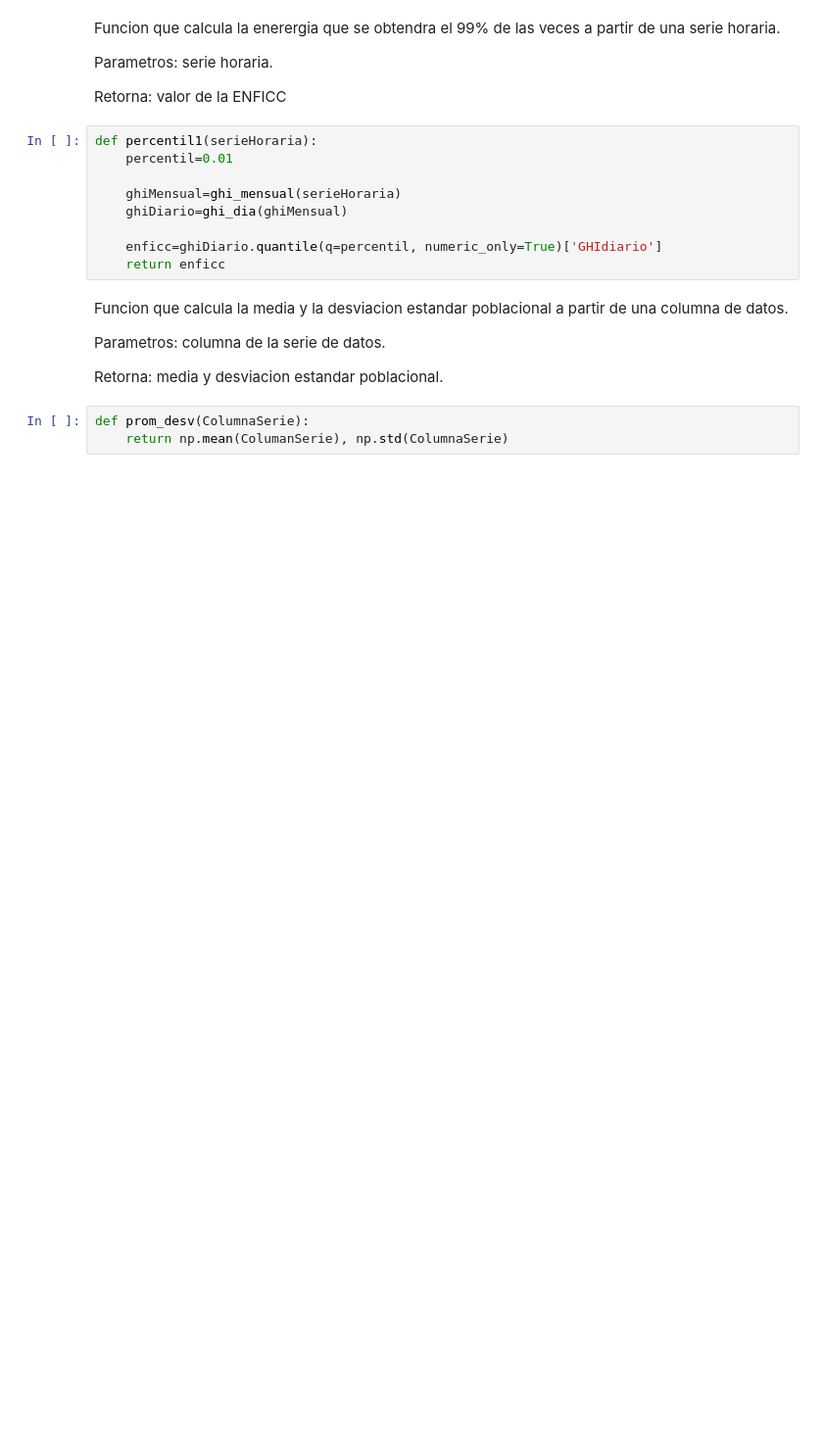
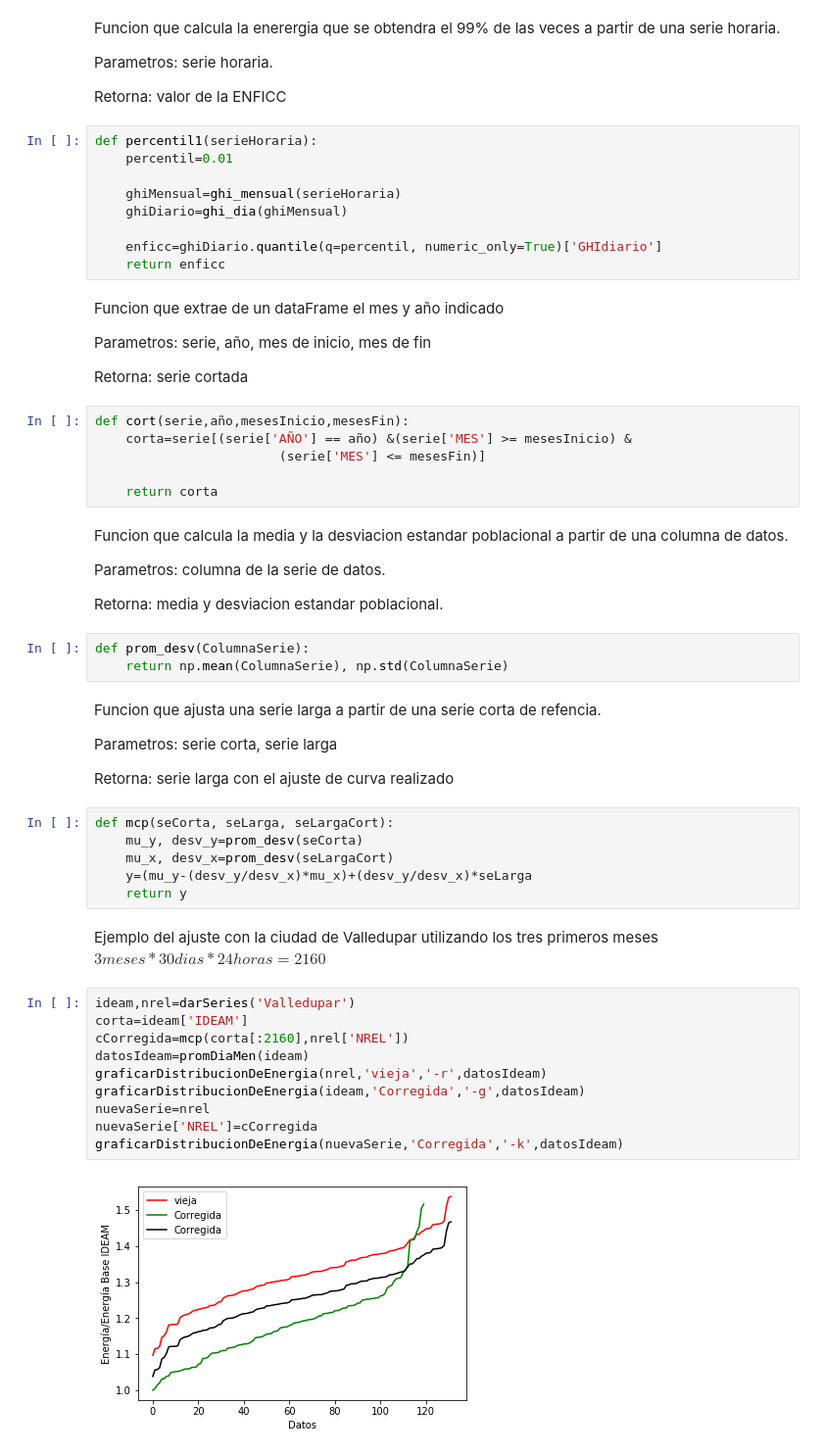
Before and after one commit to CamiloCastillo10/Herramientas-Computacionales-IMEC3602, a Jupyter notebook: Taller 1/Taller1.ipynb, the cells around one changed output. Shown: that part at 98% size. Cells and saved outputs as stored; diff of their text form; blank space fills up the shorter version.

Commit message:
Actualizacion de las funciones definidas y agregue funciones para medir el error

```diff
--- a/Taller 1/Taller1.ipynb
+++ b/Taller 1/Taller1.ipynb
@@ -138,6 +149,18 @@ def percentil1(serieHoraria):
 
     enficc=ghiDiario.quantile(q=percentil, numeric_only=True)['GHIdiario']
     return enficc
+# %% [markdown]
+Funcion que extrae de un dataFrame el mes y año indicado
+
+Parametros: serie, año, mes de inicio, mes de fin
+
+Retorna: serie cortada
+# %%
+def cort(serie,año,mesesInicio,mesesFin):
+    corta=serie[(serie['AÑO'] == año) &(serie['MES'] >= mesesInicio) &
+                        (serie['MES'] <= mesesFin)]
+
+    return corta
 # %% [markdown]
 Funcion que calcula la media y la desviacion estandar poblacional a partir de una columna de datos.
 
@@ -146,4 +169,30 @@ Parametros: columna de la serie de datos.
 Retorna: media y desviacion estandar poblacional.
 # %%
 def prom_desv(ColumnaSerie):
-    return np.mean(ColumanSerie), np.std(ColumnaSerie)
+    return np.mean(ColumnaSerie), np.std(ColumnaSerie)
+# %% [markdown]
+Funcion que ajusta una serie larga a partir de una serie corta de refencia.
+
+Parametros: serie corta, serie larga
+
+Retorna: serie larga con el ajuste de curva realizado
+# %%
+def mcp(seCorta, seLarga, seLargaCort):
+    mu_y, desv_y=prom_desv(seCorta)
+    mu_x, desv_x=prom_desv(seLargaCort)
+    y=(mu_y-(desv_y/desv_x)*mu_x)+(desv_y/desv_x)*seLarga
+    return y
+# %% [markdown]
+Ejemplo del ajuste con la ciudad de Valledupar utilizando los tres primeros meses $3meses *30dias * 24horas=2160$
+# %%
+ideam,nrel=darSeries('Valledupar')
+corta=ideam['IDEAM']
+cCorregida=mcp(corta[:2160],nrel['NREL'])
+datosIdeam=promDiaMen(ideam)
+graficarDistribucionDeEnergia(nrel,'vieja','-r',datosIdeam)
+graficarDistribucionDeEnergia(ideam,'Corregida','-g',datosIdeam)
+nuevaSerie=nrel
+nuevaSerie['NREL']=cCorregida
+graficarDistribucionDeEnergia(nuevaSerie,'Corregida','-k',datosIdeam)
+# %% [output]
+[figure, added]
```
Also changed, not shown: parts of 18 cells of this notebook.
